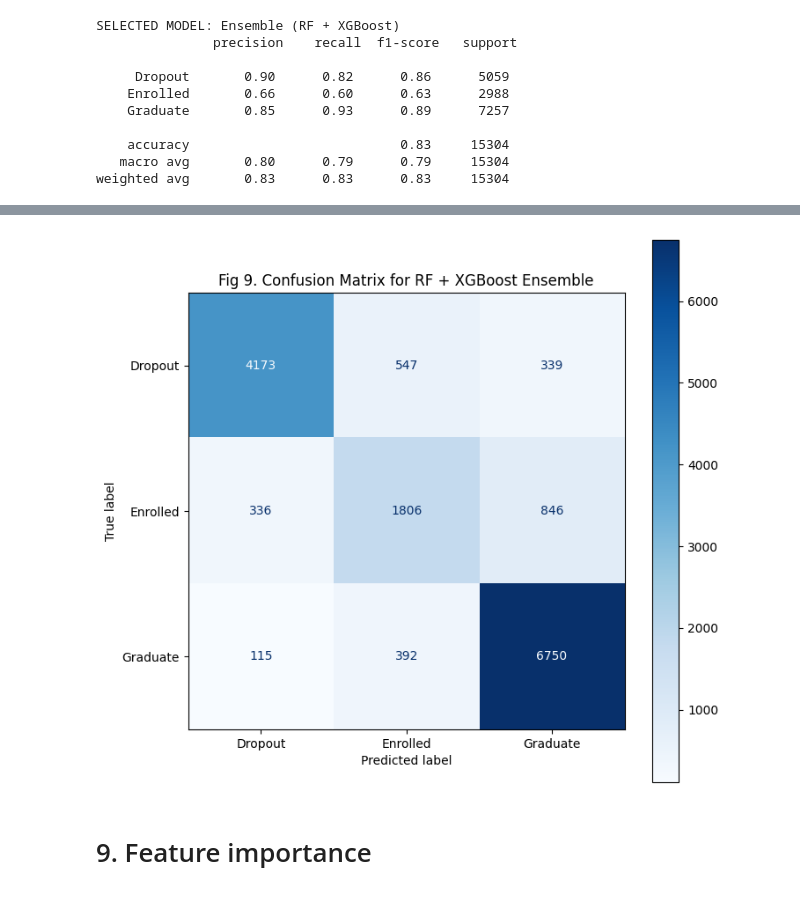
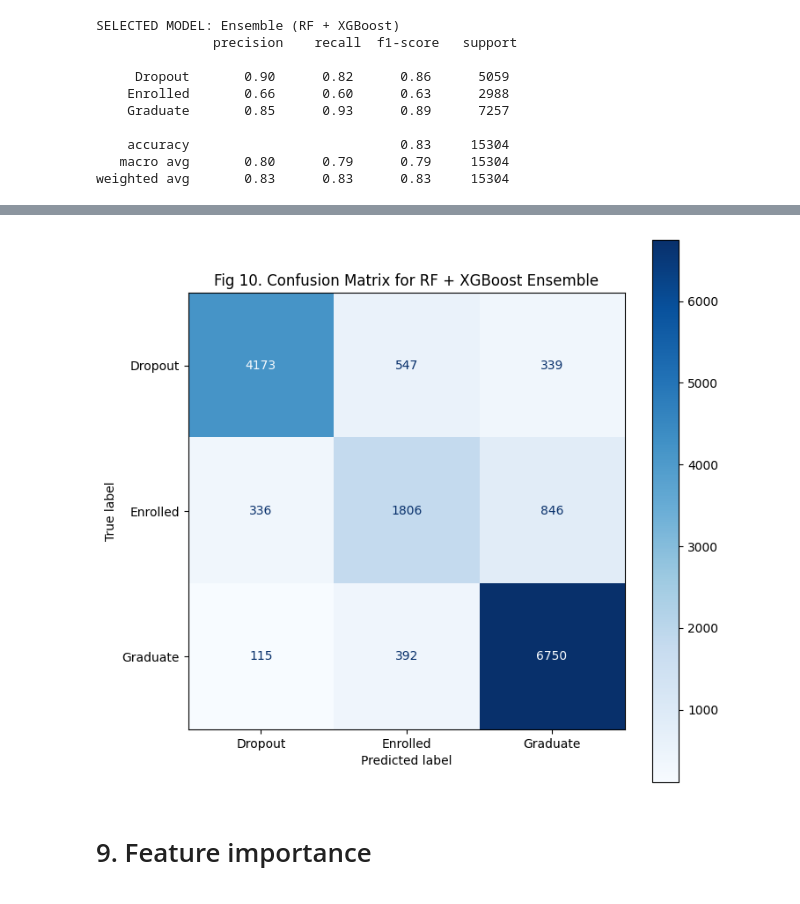
Before and after one commit to Milanomac/Classification-with-an-Academic-Success-Dataset, a Jupyter notebook: notebook_final.ipynb, the cells around one changed output, grey strips where cells are left out. Cells and saved outputs as stored; diff of their text form; code cells hidden in the pictures.

```diff
--- a/notebook.ipynb
+++ b/notebook_final.ipynb
@@ -822,19 +870,17 @@ weighted avg       0.83      0.83      0.83     15304
 # %%
-from sklearn.metrics import confusion_matrix, ConfusionMatrixDisplay
-
 # Calculate the confusion matrix
 cm = confusion_matrix(y_test, y_pred_rf_xgb_ensemble)
 
 # Create the ConfusionMatrixDisplay
 disp = ConfusionMatrixDisplay(confusion_matrix=cm, display_labels=encoder.classes_)
 
 # Plot the confusion matrix
 fig, ax = plt.subplots(figsize=(8, 8)) # Adjust size for readability
 disp.plot(ax=ax, cmap=plt.cm.Blues, values_format='d') # 'd' for integer counts
-plt.title('Fig 9. Confusion Matrix for RF + XGBoost Ensemble')
+plt.title('Fig 10. Confusion Matrix for RF + XGBoost Ensemble')
 plt.show()
 # %% [output]
-[figure, old version]
+[figure, new version]
 # %% [markdown]
 # 9. Feature importance
 <a id="9"></a>
```
Also changed, not shown: parts of 27 cells of this notebook, 2 other files.
